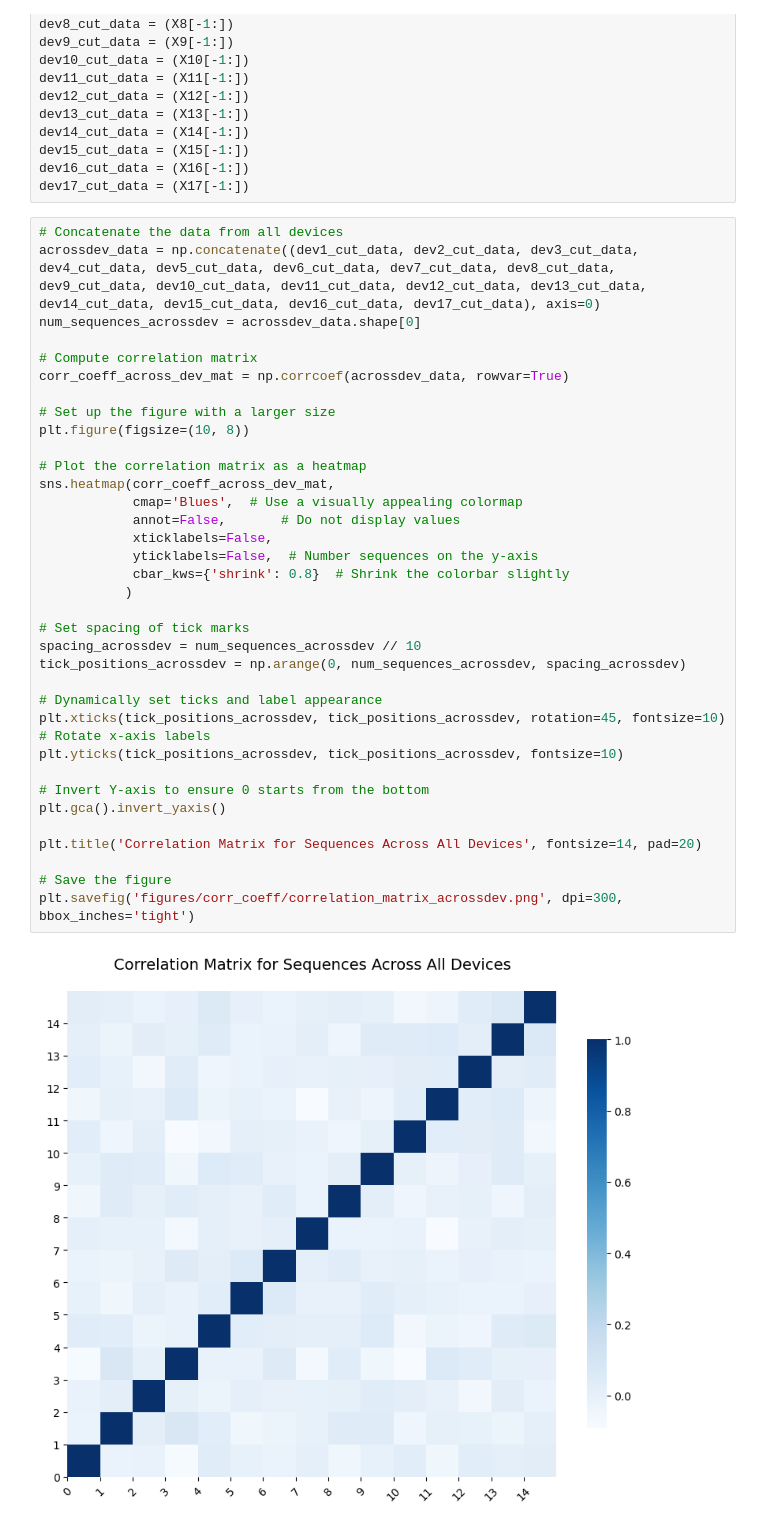
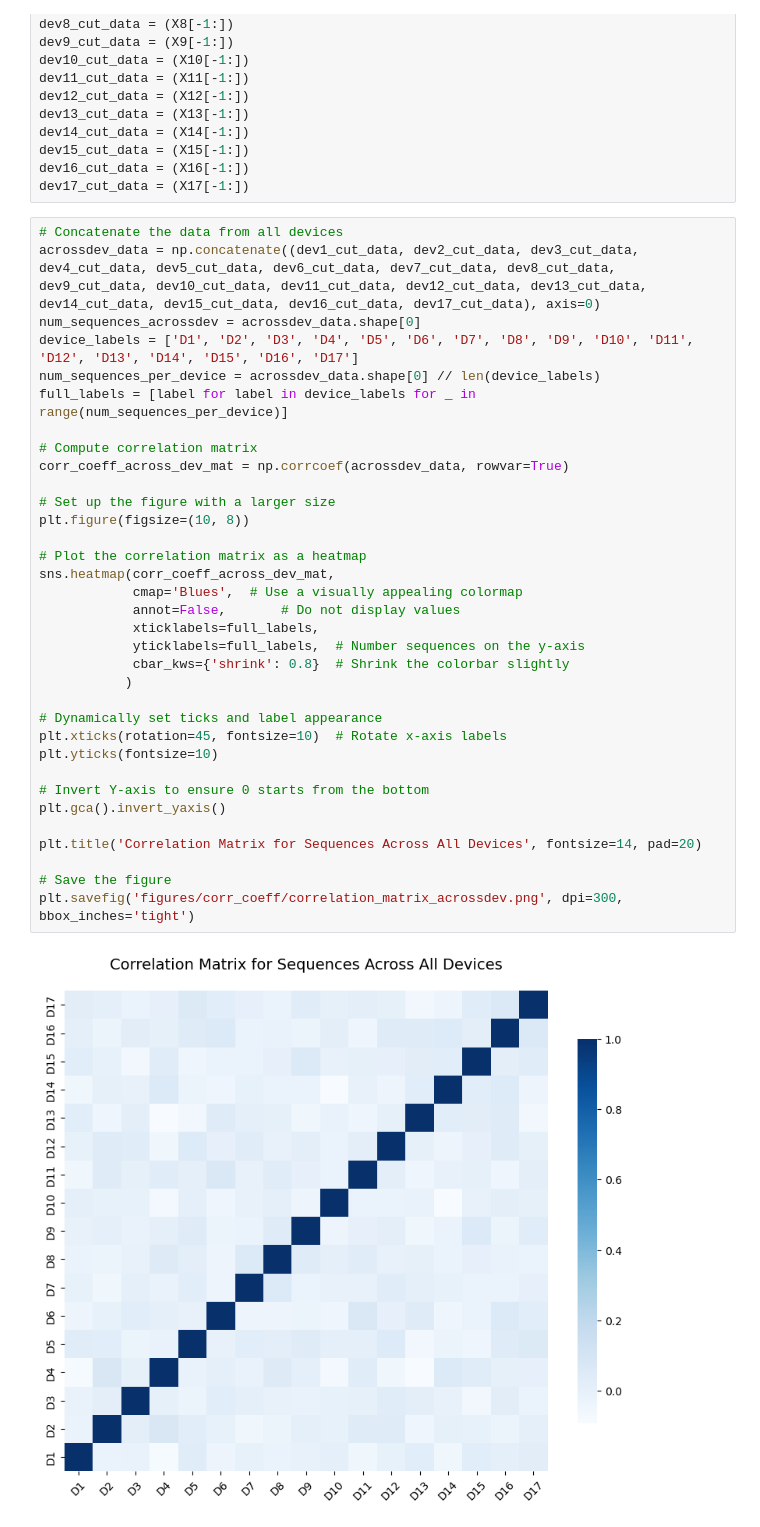
Before and after one commit to nakulnandhakumar/kaust_puf, a Jupyter notebook: sandbox.ipynb, the cells around one changed output. Drawn from its saved outputs; the diff is of its cells as text.

Commit message:
Edited figure labels in corr coeff

```diff
--- a/sandbox.ipynb
+++ b/sandbox.ipynb
@@ -132,37 +132,36 @@ dev17_cut_data = (X17[-1:])
 # %%
 # Concatenate the data from all devices
 acrossdev_data = np.concatenate((dev1_cut_data, dev2_cut_data, dev3_cut_data, dev4_cut_data, dev5_cut_data, dev6_cut_data, dev7_cut_data, dev8_cut_data, dev9_cut_data, dev10_cut_data, dev11_cut_data, dev12_cut_data, dev13_cut_data, dev14_cut_data, dev15_cut_data, dev16_cut_data, dev17_cut_data), axis=0)
 num_sequences_acrossdev = acrossdev_data.shape[0]
+device_labels = ['D1', 'D2', 'D3', 'D4', 'D5', 'D6', 'D7', 'D8', 'D9', 'D10', 'D11', 'D12', 'D13', 'D14', 'D15', 'D16', 'D17']
+num_sequences_per_device = acrossdev_data.shape[0] // len(device_labels)
+full_labels = [label for label in device_labels for _ in range(num_sequences_per_device)]
 
 # Compute correlation matrix
 corr_coeff_across_dev_mat = np.corrcoef(acrossdev_data, rowvar=True)
 
 # Set up the figure with a larger size
 plt.figure(figsize=(10, 8))
 
 # Plot the correlation matrix as a heatmap
 sns.heatmap(corr_coeff_across_dev_mat,
             cmap='Blues',  # Use a visually appealing colormap
             annot=False,       # Do not display values
-            xticklabels=False,
-            yticklabels=False,  # Number sequences on the y-axis
+            xticklabels=full_labels,
+            yticklabels=full_labels,  # Number sequences on the y-axis
             cbar_kws={'shrink': 0.8}  # Shrink the colorbar slightly
            )
 
-# Set spacing of tick marks
-spacing_acrossdev = num_sequences_acrossdev // 10
-tick_positions_acrossdev = np.arange(0, num_sequences_acrossdev, spacing_acrossdev)
-
 # Dynamically set ticks and label appearance
-plt.xticks(tick_positions_acrossdev, tick_positions_acrossdev, rotation=45, fontsize=10)  # Rotate x-axis labels
-plt.yticks(tick_positions_acrossdev, tick_positions_acrossdev, fontsize=10)
+plt.xticks(rotation=45, fontsize=10)  # Rotate x-axis labels
+plt.yticks(fontsize=10)
 
 # Invert Y-axis to ensure 0 starts from the bottom
 plt.gca().invert_yaxis()
 
 plt.title('Correlation Matrix for Sequences Across All Devices', fontsize=14, pad=20)
 
 # Save the figure
 plt.savefig('figures/corr_coeff/correlation_matrix_acrossdev.png', dpi=300, bbox_inches='tight')
 # %% [output]
-[figure, old version]
+[figure, new version]
```
Also changed, not shown: 2 other files.
